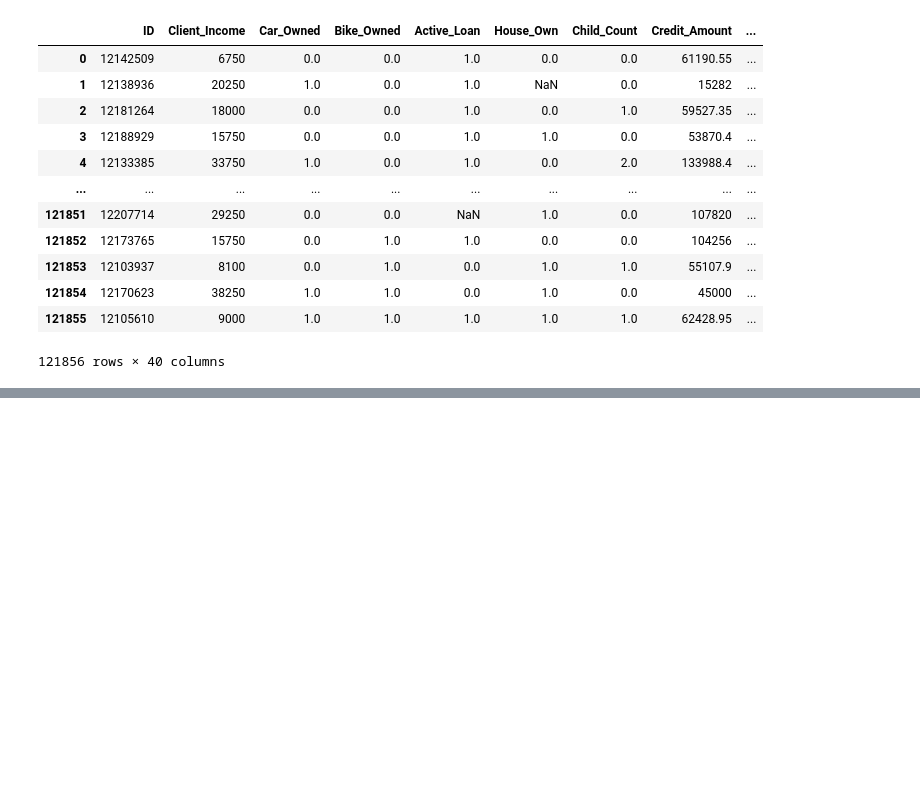
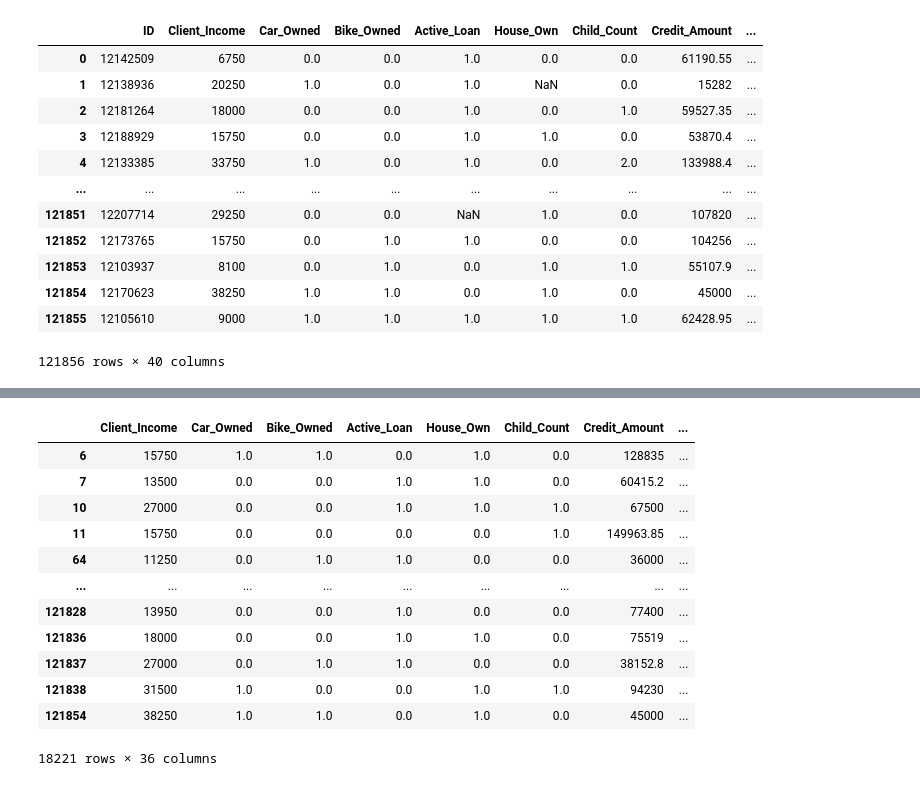
Before and after one commit to Asanka98/Regression, a Jupyter notebook: Logistic Regression/Logistic Regression V1.ipynb, the cells around one changed output, grey strips where cells are left out. Drawn from its saved outputs; the diff is of its cells as text; code cells hidden in the pictures; blank space fills up the shorter version.

```diff
--- a/Logistic Regression/Logistic Regression V1.ipynb
+++ b/Logistic Regression/Logistic Regression V1.ipynb
@@ -23,0 +86,16 @@ df
+# %%
+df1.dropna(axis='rows')
+# %% [output]
+|  | Client_Income | Car_Owned | Bike_Owned | Active_Loan | House_Own | Child_Count | Credit_Amount | ... |
+| 6 | 15750 | 1.0 | 1.0 | 0.0 | 1.0 | 0.0 | 128835 | ... |
+| 7 | 13500 | 0.0 | 0.0 | 1.0 | 1.0 | 0.0 | 60415.2 | ... |
+| 10 | 27000 | 0.0 | 0.0 | 1.0 | 1.0 | 1.0 | 67500 | ... |
+| 11 | 15750 | 0.0 | 0.0 | 0.0 | 0.0 | 1.0 | 149963.85 | ... |
+| 64 | 11250 | 0.0 | 1.0 | 1.0 | 0.0 | 0.0 | 36000 | ... |
+| ... | ... | ... | ... | ... | ... | ... | ... | ... |
+| 121828 | 13950 | 0.0 | 0.0 | 1.0 | 0.0 | 0.0 | 77400 | ... |
+| 121836 | 18000 | 0.0 | 0.0 | 1.0 | 1.0 | 0.0 | 75519 | ... |
+| 121837 | 27000 | 0.0 | 1.0 | 1.0 | 0.0 | 0.0 | 38152.8 | ... |
+| 121838 | 31500 | 1.0 | 0.0 | 0.0 | 1.0 | 1.0 | 94230 | ... |
+| 121854 | 38250 | 1.0 | 1.0 | 0.0 | 1.0 | 0.0 | 45000 | ... |
+18221 rows × 36 columns
```
Also changed, not shown: parts of 12 cells of this notebook.
